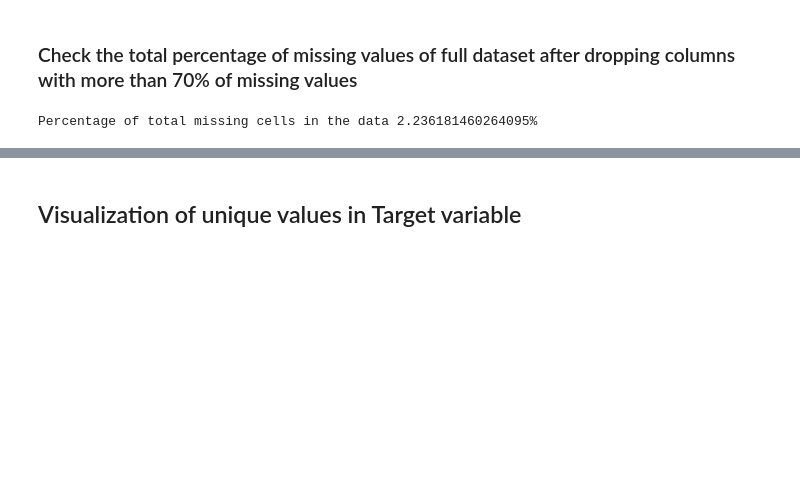
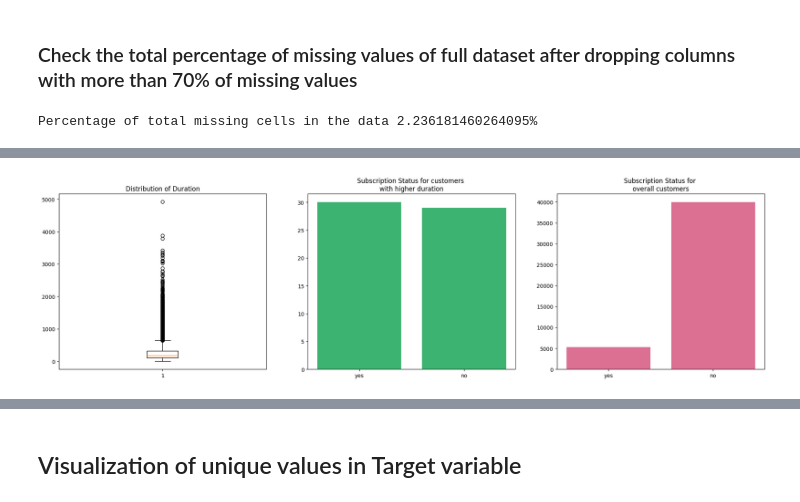
Before and after one commit to Jatindra23/bank_deposit_prediction, a Jupyter notebook: bankEDA.ipynb, the cells around one changed output, grey strips where cells are left out. Drawn from its saved outputs; the diff is of its cells as text; code cells hidden in the pictures; blank space fills up the shorter version.

```diff
--- a/bankEDA.ipynb
+++ b/bankEDA.ipynb
@@ -176,0 +212,21 @@ Percentage of total missing cells in the data 2.236181460264095%
+# %%
+
+fig,axes = plt.subplots(1,3,figsize = [24,6])
+
+# 3. Duration
+axes[0].boxplot(df.duration)
+axes[0].set_title('Distribution of Duration')
+
+# Plotting first chart for Subscription Status of customer duration more than 2k
+data = df.y[df.duration > 2000].value_counts()
+axes[1].bar(data.index, data.values, color = 'mediumseagreen')
+axes[1].set_title('Subscription Status for customers \nwith higher duration')
+
+# Plotting second chart with Subscription Status of all customers
+data = df.y.value_counts()
+axes[2].bar(data.index[::-1], data.values[::-1], color = 'palevioletred')
+axes[2].set_title('Subscription Status for \noverall customers')
+
+plt.show()
+# %% [output]
+[figure, added]
```
Also changed, not shown: parts of 54 cells of this notebook, 7 other files.
